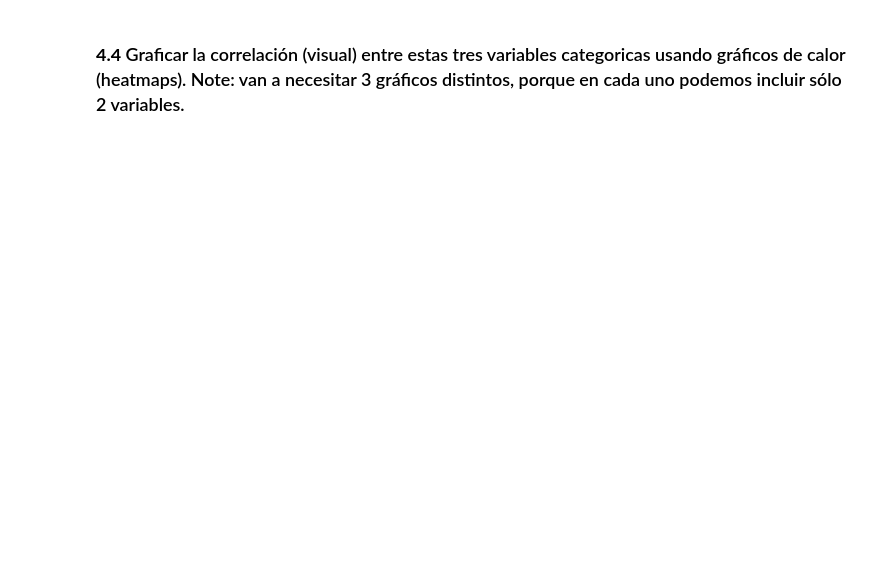
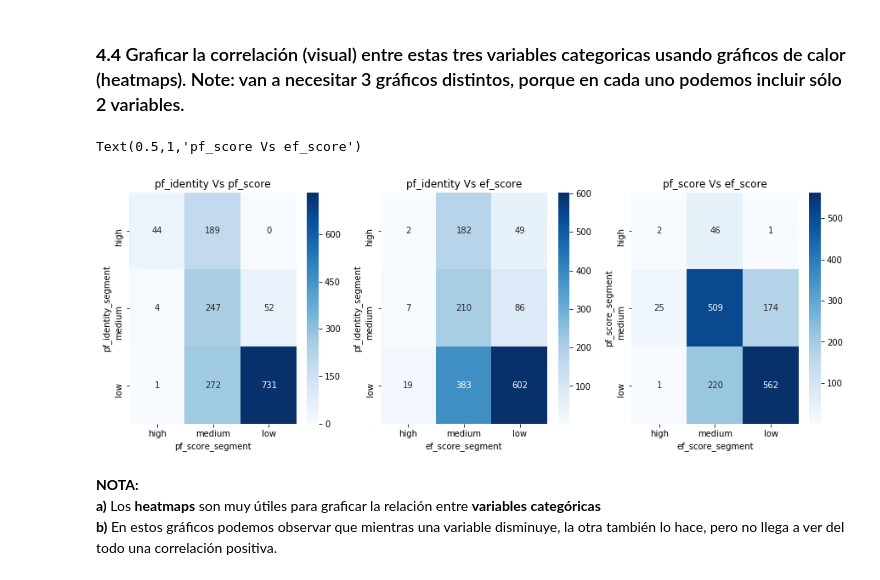
Before and after one commit to msoledadfernandez/DataScience_AnalisisyVisualizacion, a Jupyter notebook: practico.ipynb, the cells around one changed output. Saved outputs shown, nothing was run; the diff lists cells and outputs as text; code cells hidden in the pictures; blank space fills up the shorter version.

```diff
--- a/practico.ipynb
+++ b/practico.ipynb
@@ -557,2 +596,11 @@ Como pf_indentity contribuye al cálculo de pf_score esperamos hallar algún gra
 # %% [markdown]
 ### **4.3** Convertir estas variables en categóricas, es decir, a partir de pf_indentity generar otra variable pf_identity_segment que tome los valores `high`, `medium` y `low`. Pueden hacerlo con una función escrita por ustedes, o usando alguna función de pandas como `pandas.cut` o `pandas.dcut`. Repetir para ef_score y pf_score. El criterio para decidir qué intervalos de valores corresponden a cada categoría tienen que decidirlo ustedes, pueden usar los estadísticos mediana y los cuartiles.
+# %%
+dataset_cut= dataset_clean
+dataset_cut['pf_identity_segment'] = pandas.cut(dataset_clean.pf_identity, 3, labels=["high", "medium", "low"], include_lowest=True)
+dataset_cut['pf_score_segment'] = pandas.cut(dataset_clean.pf_score, 3, labels=["high", "medium", "low"], include_lowest=True)
+dataset_cut['ef_score_segment'] = pandas.cut(dataset_clean.ef_score, 3, labels=["high", "medium", "low"], include_lowest=True)
+
+
+important_cols_cut = ['region', 'countries', 'pf_identity_segment','pf_score_segment','ef_score_segment']
+dataset_cut[important_cols_cut][:10]
@@ -559,2 +619,35 @@ Como pf_indentity contribuye al cálculo de pf_score esperamos hallar algún gra
 # %% [markdown]
 ### **4.4** Graficar la correlación (visual) entre estas tres variables categoricas usando gráficos de calor (heatmaps). Note: van a necesitar 3 gráficos distintos, porque en cada uno podemos incluir sólo 2 variables.
+# %%
+import seaborn
+import matplotlib.pyplot as plt
+
+plt.figure (figsize=(15,5))
+
+plt.subplot(131)
+plt1 = pandas.crosstab(dataset_cut.pf_identity_segment, dataset_cut.pf_score_segment)
+seaborn.heatmap(plt1, annot=True, fmt='g',cmap='Blues')
+plt.ylabel('pf_identity_segment')
+plt.xlabel('pf_score_segment')
+plt.title('pf_identity Vs pf_score')
+
+plt.subplot(132)
+plt2 = pandas.crosstab(dataset_cut.pf_identity_segment, dataset_cut.ef_score_segment)
+seaborn.heatmap(plt2, annot=True, fmt='g',cmap='Blues')
+plt.ylabel('pf_identity_segment')
+plt.xlabel('ef_score_segment')
+plt.title('pf_identity Vs ef_score')
+
+plt.subplot(133)
+plt3 = pandas.crosstab(dataset_cut.pf_score_segment, dataset_cut.ef_score_segment)
+seaborn.heatmap(plt3, annot=True, fmt='g',cmap='Blues')
+plt.ylabel('pf_score_segment')
+plt.xlabel('ef_score_segment')
+plt.title('pf_score Vs ef_score')
+# %% [output]
+Text(0.5,1,'pf_score Vs ef_score')
+[figure, added]
+# %% [markdown]
+**NOTA:**
+**a)** Los **heatmaps** son muy útiles para graficar la relación entre **variables categóricas**
+**b)** En estos gráficos podemos observar que mientras una variable disminuye, la otra también lo hace, pero no llega a ver del todo una correlación positiva.
```
Also changed, not shown: parts of 7 cells of this notebook.
